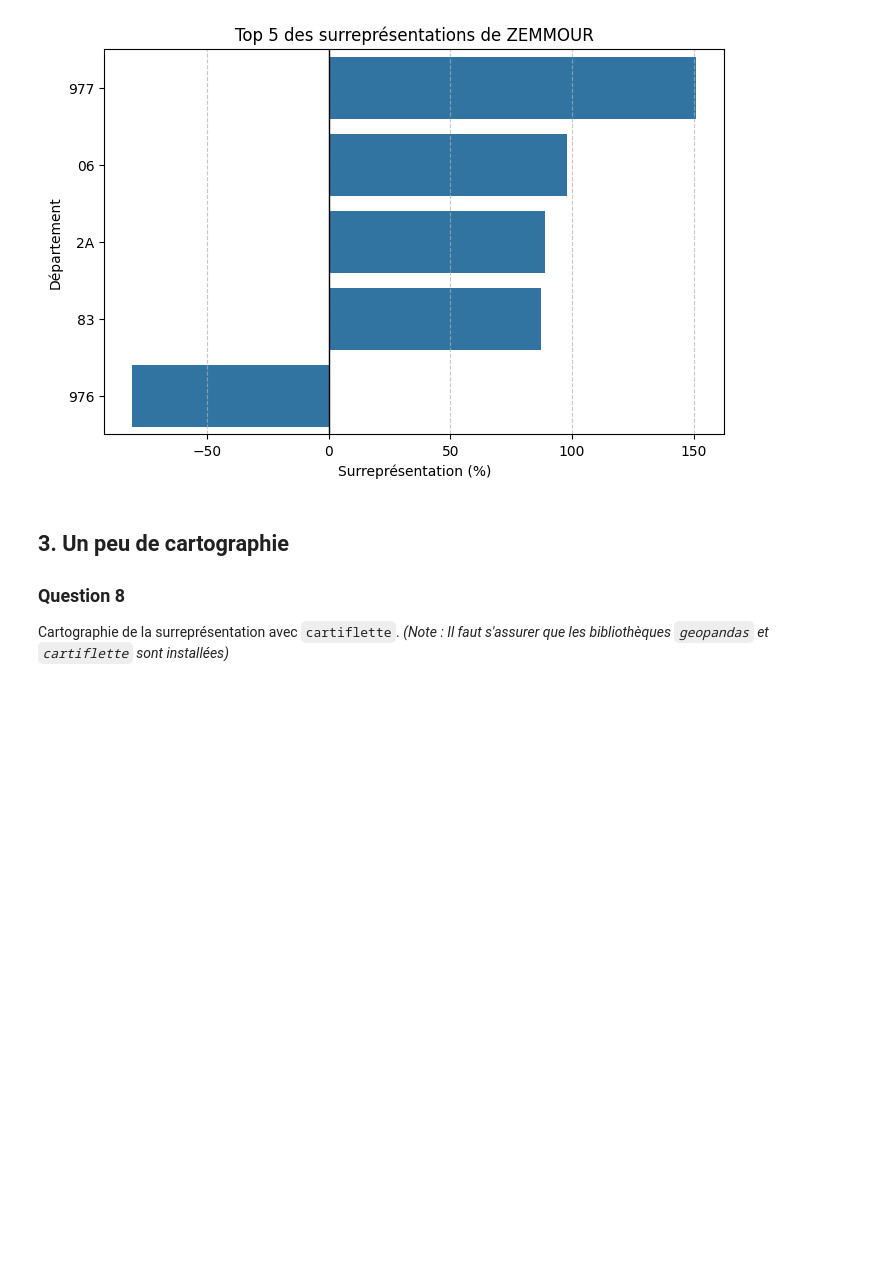
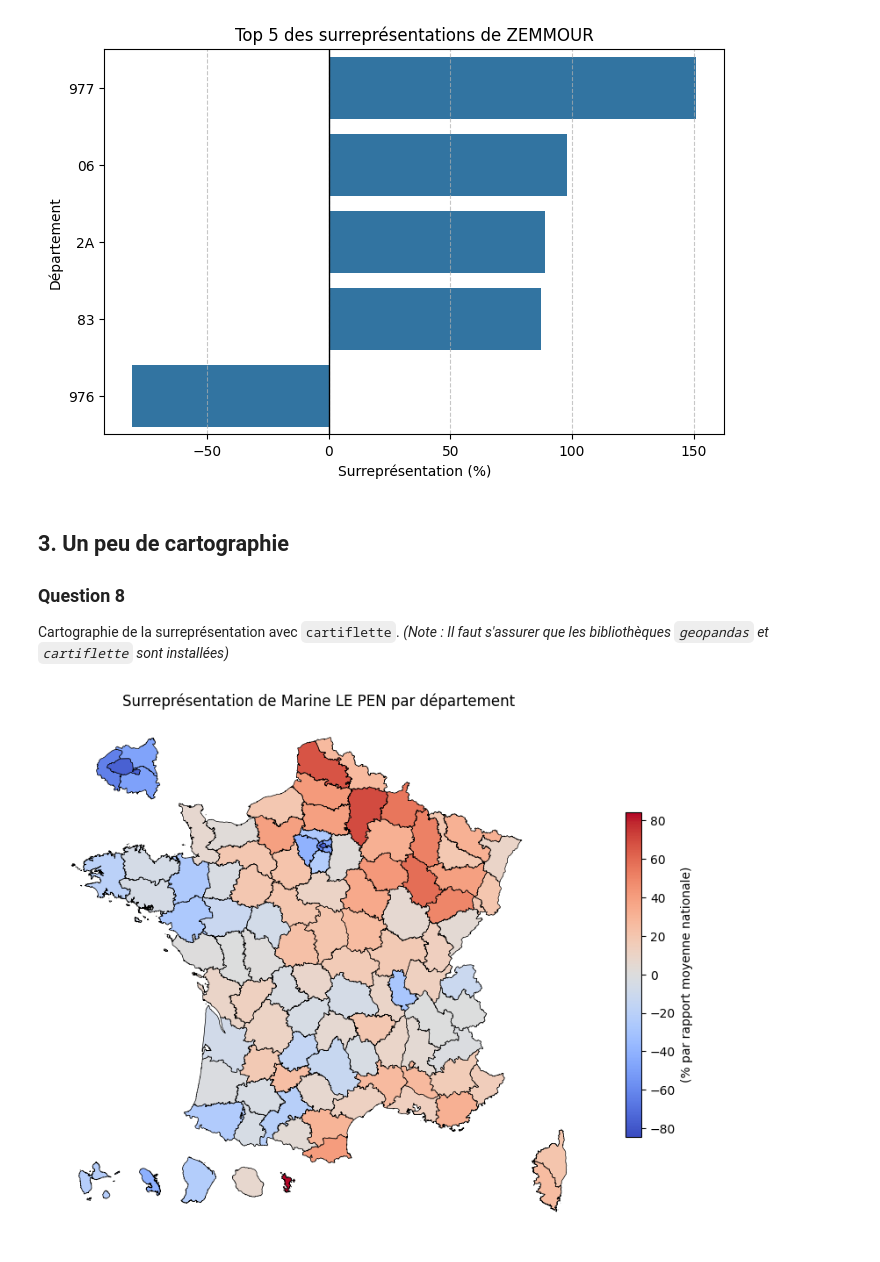
Before and after one commit to JadMzk/PythonDS_Inter, a Jupyter notebook: DM.ipynb, the cells around one changed output. Saved outputs shown, nothing was run; the diff lists cells and outputs as text; code cells hidden in the pictures; blank space fills up the shorter version.

```diff
--- a/DM.ipynb
+++ b/DM.ipynb
@@ -252,3 +253,57 @@ plot_surrepresentation("Éric ZEMMOUR")
 ### Question 8
 Cartographie de la surreprésentation avec `cartiflette`.
 *(Note : Il faut s'assurer que les bibliothèques `geopandas` et `cartiflette` sont installées)*
+# %%
+# Récupération du fond de carte
+departement_borders = carti_download(
+    values=["France"],
+    crs=4326,
+    borders="DEPARTEMENT",
+    vectorfile_format="geojson",
+    simplification=50,
+    filter_by="FRANCE_ENTIERE_DROM_RAPPROCHES",
+    source="EXPRESS-COG-CARTO-TERRITOIRE",
+    year=2022
+)
+
+def map_surrepresentation(nom_candidat, gdf_borders, df_scores):
+    # Restriction au candidat
+    df_cand = df_scores[df_scores['candidat'] == nom_candidat].copy()
+
+    # Harmonisation des codes départements pour la jointure
+    df_cand['code_departement'] = df_cand['code_departement'].astype(str)
+    gdf_borders['INSEE_DEP'] = gdf_borders['INSEE_DEP'].astype(str)
+
+    # Jointure géographique
+    gdf_merged = gdf_borders.merge(df_cand, left_on='INSEE_DEP', right_on='code_departement', how='left')
+
+    # Création de la carte
+    fig, ax = plt.subplots(1, 1, figsize=(10, 8))
+
+    # On centre la colormap autour de 0 (bleu = sous-représentation, rouge = surreprésentation, plus la couleur est chaude plus c'est surreprésenté)
+    vmax = gdf_merged['surrepresentation'].abs().max()
+    vmin = -vmax
+
+    gdf_merged.plot(
+        column='surrepresentation',
+        ax=ax,
+        cmap='coolwarm',
+        edgecolor='black',
+        linewidth=0.5,
+        legend=True,
+        vmin=vmin,
+        vmax=vmax,
+        legend_kwds={
+            'label': "(% par rapport moyenne nationale)",
+            'shrink': 0.6
+        }
+    )
+
+    ax.set_axis_off()
+    plt.title(f"Surreprésentation de {nom_candidat} par département")
+    plt.show()
+
+# Test avec Marine Le Pen
+map_surrepresentation("Marine LE PEN", departement_borders, score_departements)
+# %% [output]
+[figure, added]
```
Also changed, not shown: parts of 2 cells of this notebook, 2 other files.
